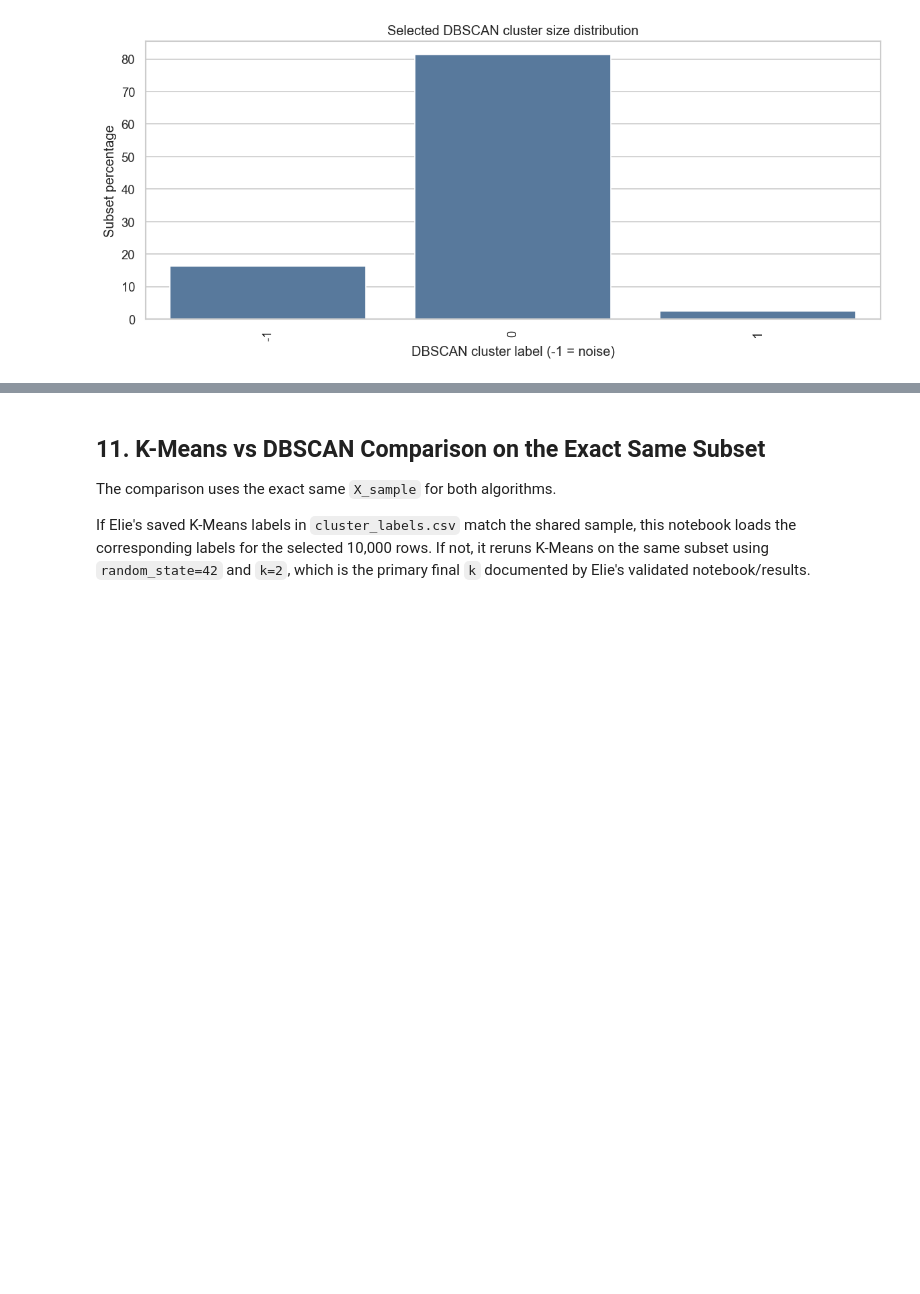
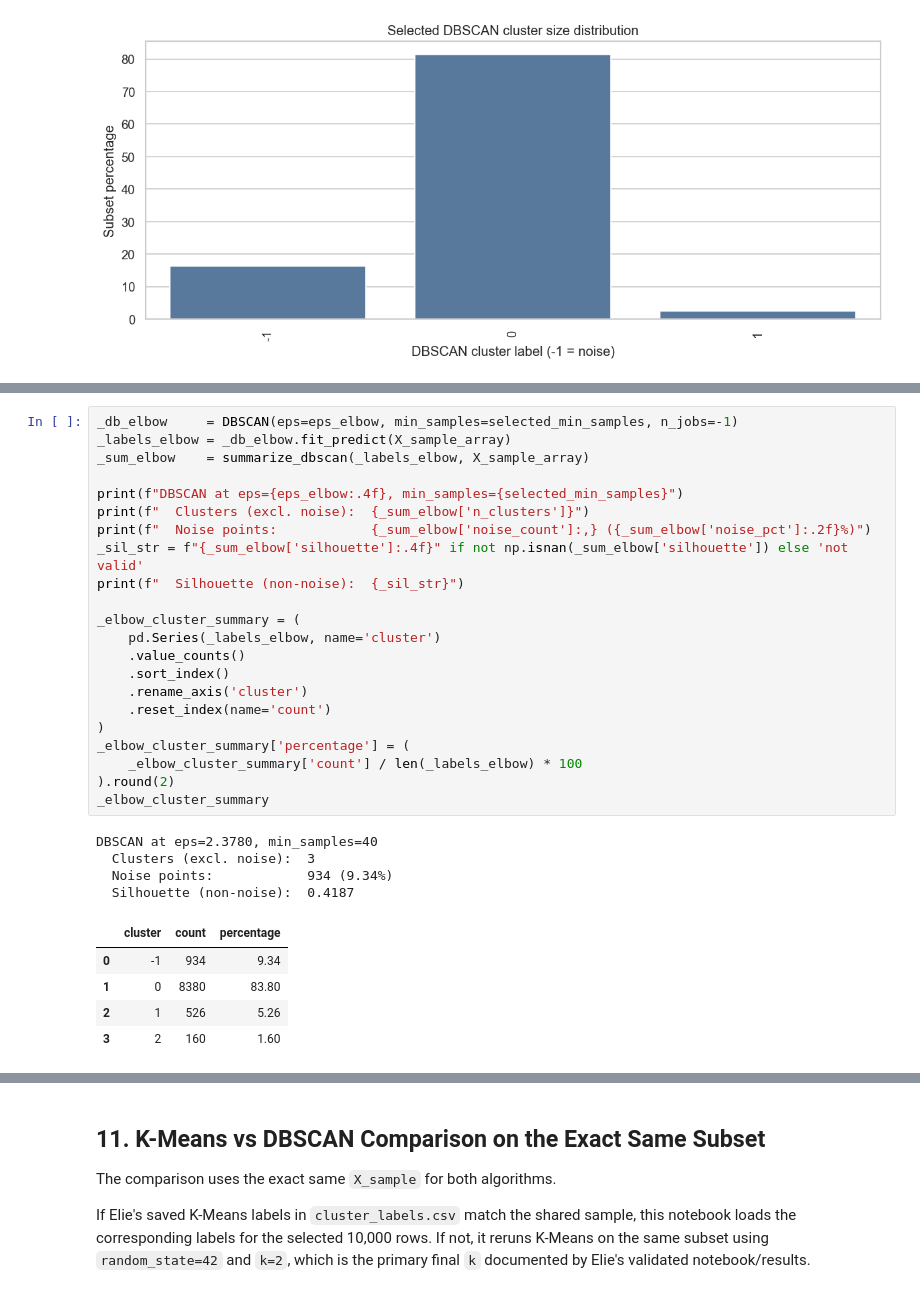
Before and after one commit to ouriouahba-crypto/nyc-pluto-clustering, a Jupyter notebook: notebooks/02_clustering/processing_and_clustering.ipynb, the cells around one changed output, grey strips where cells are left out. Cells and saved outputs as stored; diff of their text form; blank space fills up the shorter version.

```diff
--- a/notebooks/02_clustering/processing_and_clustering.ipynb
+++ b/notebooks/02_clustering/processing_and_clustering.ipynb
@@ -1888,0 +1985,32 @@ plt.show()
+# %%
+_db_elbow     = DBSCAN(eps=eps_elbow, min_samples=selected_min_samples, n_jobs=-1)
+_labels_elbow = _db_elbow.fit_predict(X_sample_array)
+_sum_elbow    = summarize_dbscan(_labels_elbow, X_sample_array)
+
+print(f"DBSCAN at eps={eps_elbow:.4f}, min_samples={selected_min_samples}")
+print(f"  Clusters (excl. noise):  {_sum_elbow['n_clusters']}")
+print(f"  Noise points:            {_sum_elbow['noise_count']:,} ({_sum_elbow['noise_pct']:.2f}%)")
+_sil_str = f"{_sum_elbow['silhouette']:.4f}" if not np.isnan(_sum_elbow['silhouette']) else 'not valid'
+print(f"  Silhouette (non-noise):  {_sil_str}")
+
+_elbow_cluster_summary = (
+    pd.Series(_labels_elbow, name='cluster')
+    .value_counts()
+    .sort_index()
+    .rename_axis('cluster')
+    .reset_index(name='count')
+)
+_elbow_cluster_summary['percentage'] = (
+    _elbow_cluster_summary['count'] / len(_labels_elbow) * 100
+).round(2)
+_elbow_cluster_summary
+# %% [output]
+DBSCAN at eps=2.3780, min_samples=40
+  Clusters (excl. noise):  3
+  Noise points:            934 (9.34%)
+  Silhouette (non-noise):  0.4187
+|  | cluster | count | percentage |
+| 0 | -1 | 934 | 9.34 |
+| 1 | 0 | 8380 | 83.80 |
+| 2 | 1 | 526 | 5.26 |
+| 3 | 2 | 160 | 1.60 |
```
Also changed, not shown: parts of 10 cells of this notebook, 1 other file.
